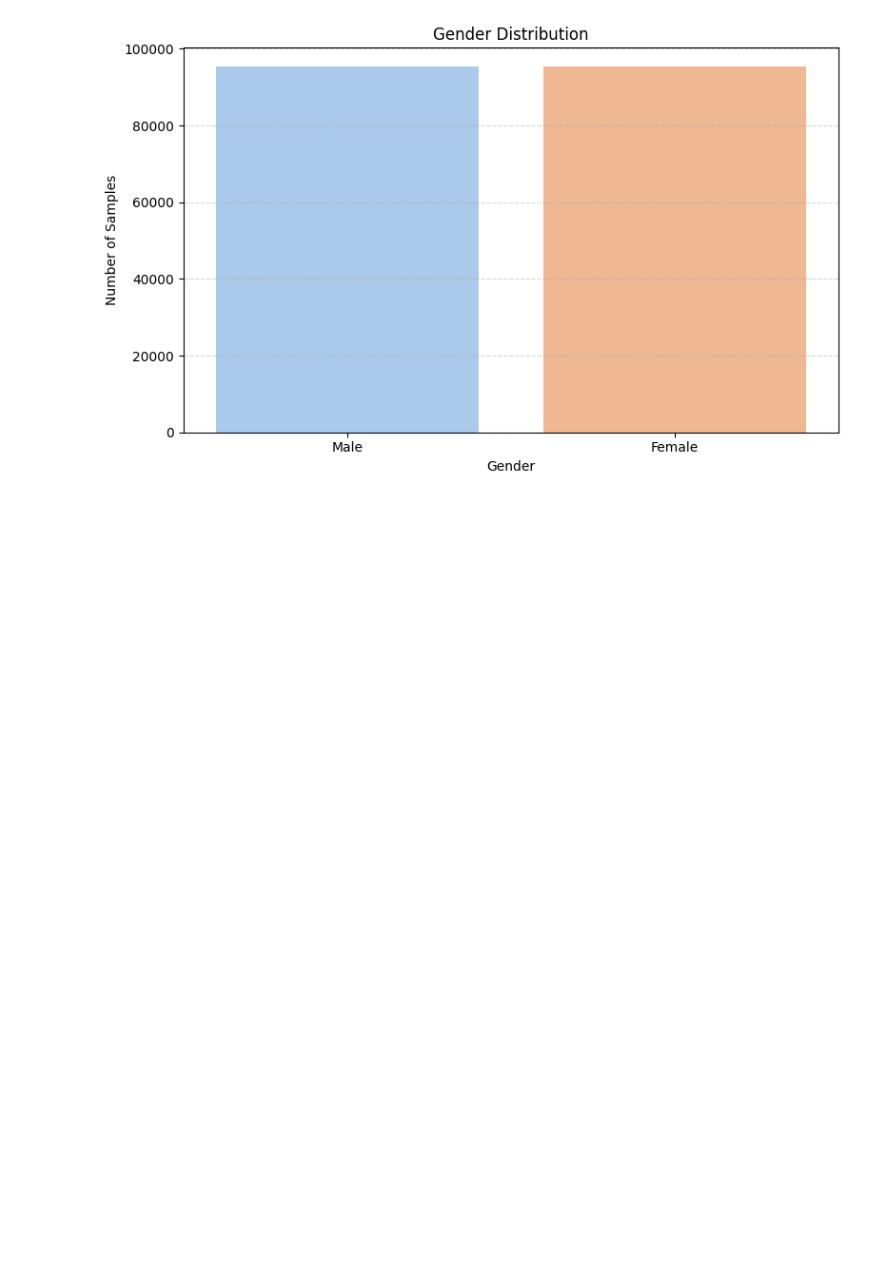
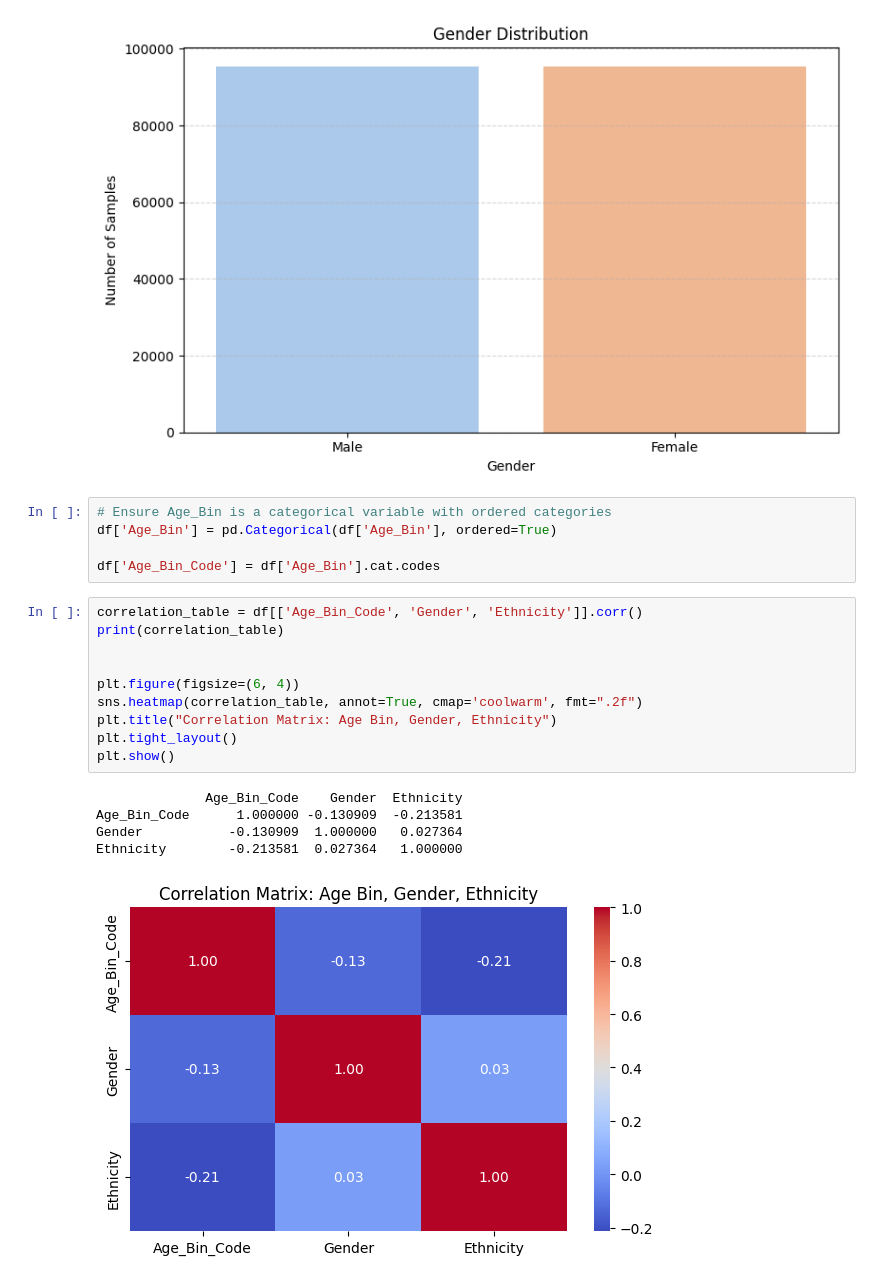
Before and after one commit to jhrug/TXAI2425, a Jupyter notebook: data_analysis.ipynb, the cells around one changed output. Cells and saved outputs as stored; diff of their text form; blank space fills up the shorter version.

Commit message:
corr and chisq

```diff
--- a/data_analysis.ipynb
+++ b/data_analysis.ipynb
@@ -195,3 +195,24 @@ Passing `palette` without assigning `hue` is deprecated and will be removed in v
 
   sns.countplot(x='Gender_Label', data=df_balanced_age_race_gender, palette='pastel')
 [figure]
+# %%
+# Ensure Age_Bin is a categorical variable with ordered categories
+df['Age_Bin'] = pd.Categorical(df['Age_Bin'], ordered=True)
+
+df['Age_Bin_Code'] = df['Age_Bin'].cat.codes
+# %%
+correlation_table = df[['Age_Bin_Code', 'Gender', 'Ethnicity']].corr()
+print(correlation_table)
+
+
+plt.figure(figsize=(6, 4))
+sns.heatmap(correlation_table, annot=True, cmap='coolwarm', fmt=".2f")
+plt.title("Correlation Matrix: Age Bin, Gender, Ethnicity")
+plt.tight_layout()
+plt.show()
+# %% [output]
+              Age_Bin_Code    Gender  Ethnicity
+Age_Bin_Code      1.000000 -0.130909  -0.213581
+Gender           -0.130909  1.000000   0.027364
+Ethnicity        -0.213581  0.027364   1.000000
+[figure, added]
```
Also changed, not shown: parts of 2 cells of this notebook.
